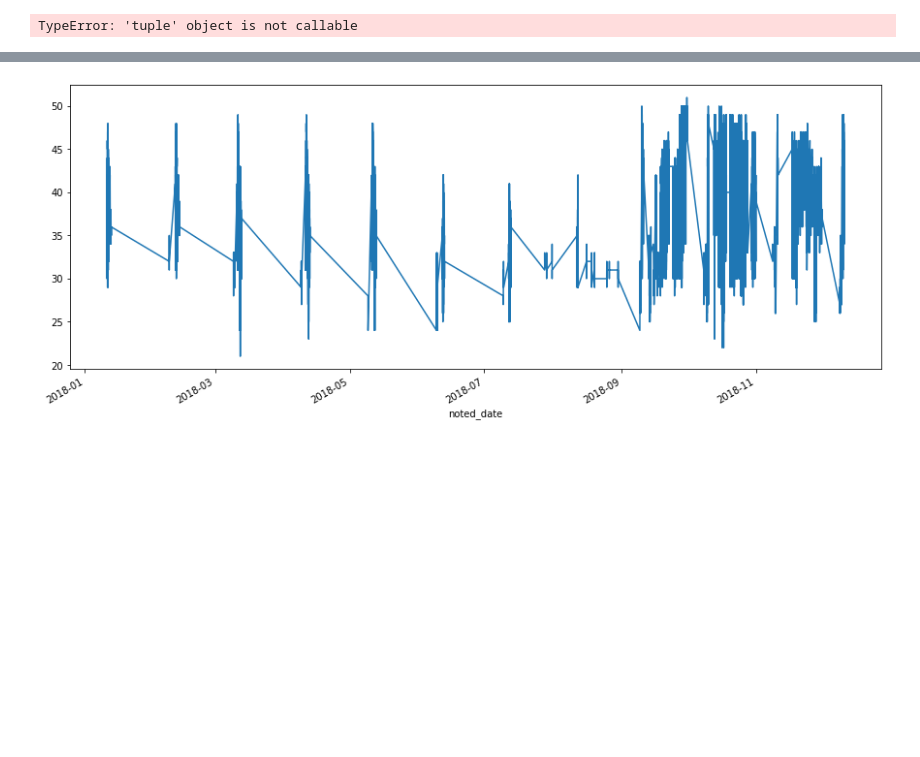
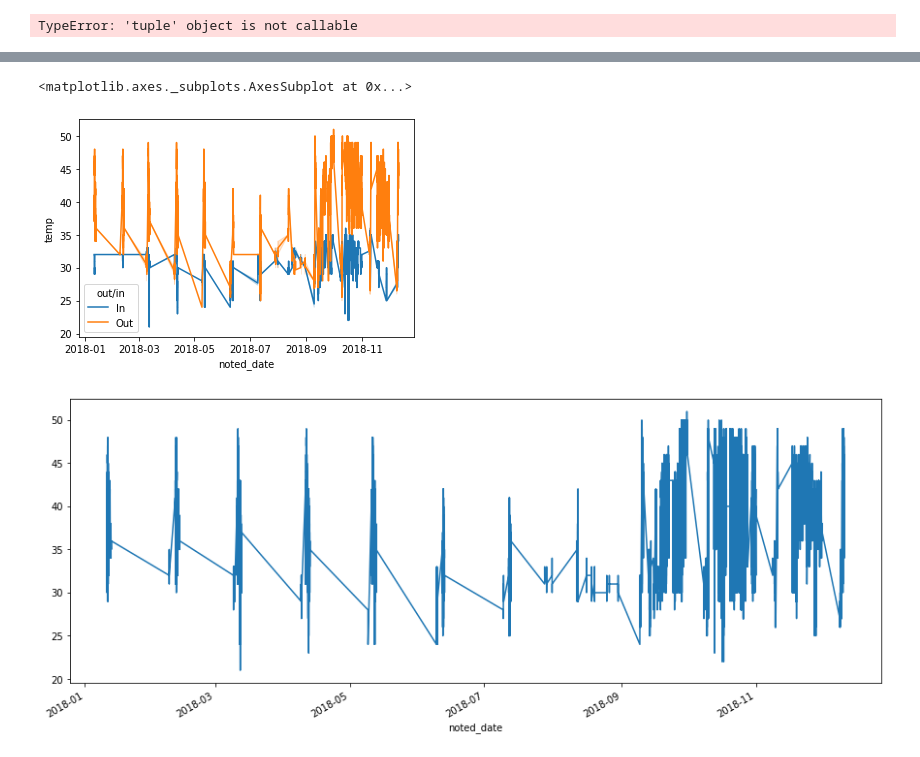
Before and after one commit to lbacca/eeds_exercise1, a Jupyter notebook: EEEDs Dataset Temp.ipynb, the cells around one changed output, grey strips where cells are left out. Cells and saved outputs as stored; diff of their text form; code cells hidden in the pictures; blank space fills up the shorter version.

Commit message:
update to temp

```diff
--- a/EEEDs Dataset Temp.ipynb
+++ b/EEEDs Dataset Temp.ipynb
@@ -8,5 +9,8 @@ import seaborn as sns
+# %%
+
+file = 'IOT-temp.csv'
 # %%
-df=pd.read_csv("/home/mazi/Documents/Energy efficiency distribution/IOT-temp.csv",index_col='noted_date',encoding='cp1252',parse_dates=True)
+df=pd.read_csv(file,index_col='noted_date',encoding='cp1252',parse_dates=True)
 print=(df.shape)
 df.info()
 df.head(-5)
@@ -44,3 +65,9 @@ TypeError: 'tuple' object is not callable
+# %%
+sns.lineplot(x="noted_date", y="temp",
+             hue="out/in", data=df)
+# %% [output]
+<matplotlib.axes._subplots.AxesSubplot at 0x...>
+[figure, added]
 # %%
 df['temp'].plot(figsize=(15,6))
 plt.style.use('fivethirtyeight')
```
Also changed, not shown: parts of 2 cells of this notebook, 1 other file.
